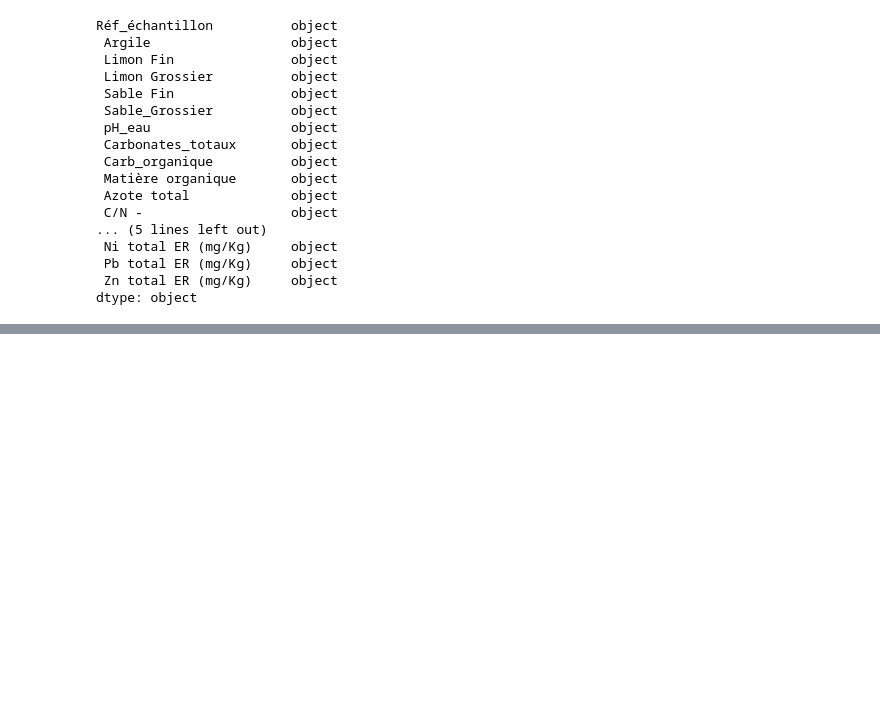
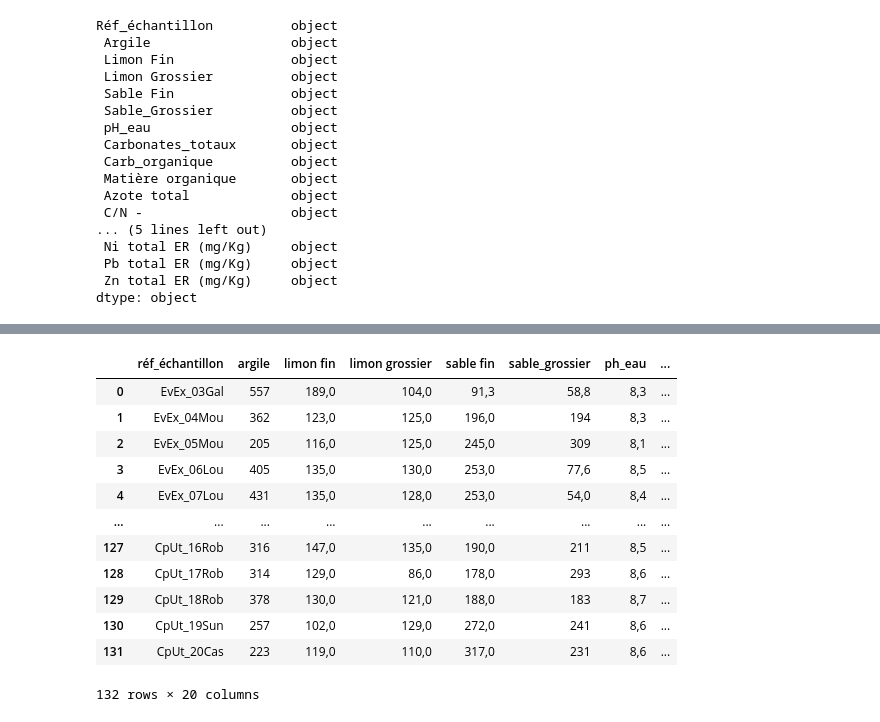
Before and after one commit to 6licium/IAAIN, a Jupyter notebook: Notebooks/explo_Ibne.ipynb, the cells around one changed output, grey strips where cells are left out. Saved outputs shown, nothing was run; the diff lists cells and outputs as text; code cells hidden in the pictures; blank space fills up the shorter version.

```diff
--- a/Notebooks/explo_Ibne.ipynb
+++ b/Notebooks/explo_Ibne.ipynb
@@ -1,6 +1,6 @@
 # %%
 import pandas as pd
-data = pd.read_excel("analyse de terre.XLSX")
+data = pd.read_excel("../donnees/analyse de terre.XLSX")
 data
 # %% [output]
 |  | Réf_échantillon | Argile | Limon Fin | Limon Grossier | Sable Fin | Sable_Grossier | pH_eau | ... |
@@ -63,0 +74,19 @@ dtype: object
+# %%
+data_modif.columns = data_modif.columns.str.strip()  # Pour supprimer les espaces avant/après
+data_modif.columns = data_modif.columns.str.lower()   # Pour tout mettre en minuscule
+# %%
+data_modif
+# %% [output]
+|  | réf_échantillon | argile | limon fin | limon grossier | sable fin | sable_grossier | ph_eau | ... |
+| 0 | EvEx_03Gal | 557 | 189,0 | 104,0 | 91,3 | 58,8 | 8,3 | ... |
+| 1 | EvEx_04Mou | 362 | 123,0 | 125,0 | 196,0 | 194 | 8,3 | ... |
+| 2 | EvEx_05Mou | 205 | 116,0 | 125,0 | 245,0 | 309 | 8,1 | ... |
+| 3 | EvEx_06Lou | 405 | 135,0 | 130,0 | 253,0 | 77,6 | 8,5 | ... |
+| 4 | EvEx_07Lou | 431 | 135,0 | 128,0 | 253,0 | 54,0 | 8,4 | ... |
+| ... | ... | ... | ... | ... | ... | ... | ... | ... |
+| 127 | CpUt_16Rob | 316 | 147,0 | 135,0 | 190,0 | 211 | 8,5 | ... |
+| 128 | CpUt_17Rob | 314 | 129,0 | 86,0 | 178,0 | 293 | 8,6 | ... |
+| 129 | CpUt_18Rob | 378 | 130,0 | 121,0 | 188,0 | 183 | 8,7 | ... |
+| 130 | CpUt_19Sun | 257 | 102,0 | 129,0 | 272,0 | 241 | 8,6 | ... |
+| 131 | CpUt_20Cas | 223 | 119,0 | 110,0 | 317,0 | 231 | 8,6 | ... |
+132 rows × 20 columns
```
Also changed, not shown: parts of 12 cells of this notebook, 1 other file.
